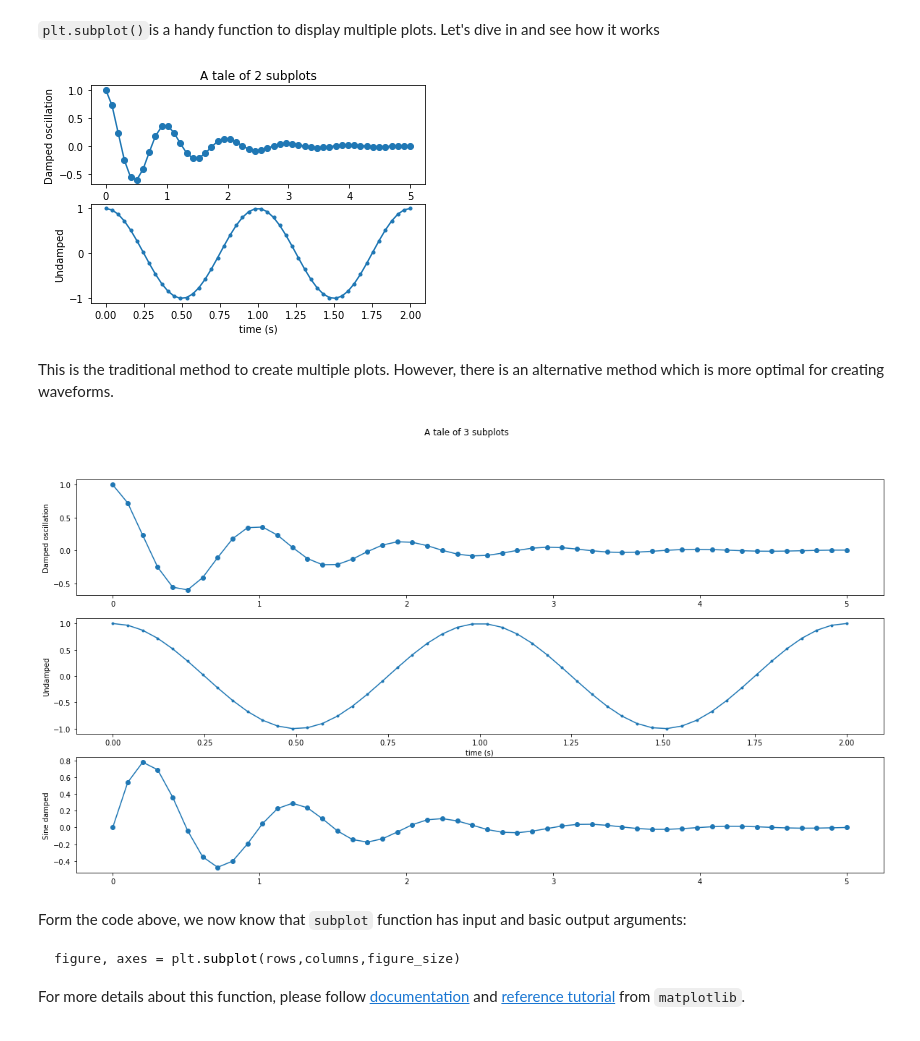
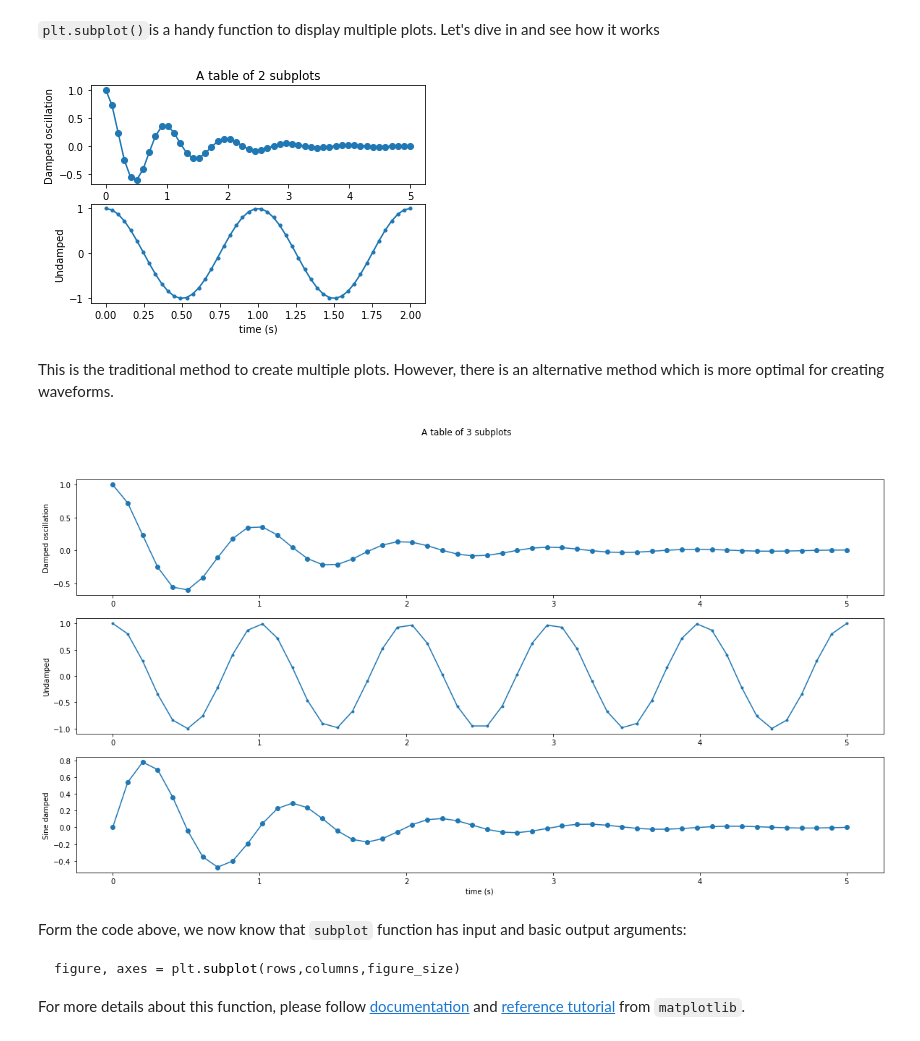
Before and after one commit to ytu-cvlab/mce-51069-week1-day3, a Jupyter notebook: Lectures/Matplotlib_lecture.ipynb, the cells around one changed output. Cells and saved outputs as stored; diff of their text form; code cells hidden in the pictures.

````diff
--- a/Lectures/Matplotlib_lecture.ipynb
+++ b/Lectures/Matplotlib_lecture.ipynb
@@ -91,7 +93,7 @@ y2 = np.cos(2 * np.pi * x2)
 
 plt.subplot(2, 1, 1)
 plt.plot(x1, y1, 'o-')
-plt.title('A tale of 2 subplots')
+plt.title('A table of 2 subplots')
 plt.ylabel('Damped oscillation')
 
 plt.subplot(2, 1, 2)
@@ -101,34 +103,34 @@ plt.ylabel('Undamped')
 
 plt.show()
 # %% [output]
-[figure, old version]
+[figure, new version]
 # %% [markdown]
 This is the traditional method to create multiple plots. However, there is an alternative method which is more optimal for creating waveforms.
 # %%
 x1 = np.linspace(0.0, 5.0)
-x2 = np.linspace(0.0, 2.0)
+x2 = np.linspace(0.0, 5.0)
 x3 = np.linspace(0.0, 5.0)
 
 y1 = np.cos(2 * np.pi * x1) * np.exp(-x1)
 y2 = np.cos(2 * np.pi * x2)
 y3 = np.sin(2 * np.pi * x3) * np.exp(-x1)
 
 fig, (ax1, ax2, ax3) = plt.subplots(3, 1, figsize=(20,10))
-fig.suptitle('A tale of 3 subplots')
+fig.suptitle('A table of 3 subplots')
 
 ax1.plot(x1, y1, 'o-')
 ax1.set_ylabel('Damped oscillation')
 
 ax2.plot(x2, y2, '.-')
-ax2.set_xlabel('time (s)')
 ax2.set_ylabel('Undamped')
 
 ax3.plot(x3, y3, 'o-')
+ax3.set_xlabel('time (s)')
 ax3.set_ylabel('Sine damped')
 
 plt.show()
 # %% [output]
-[figure, old version]
+[figure, new version]
 # %% [markdown]
 Form the code above, we now know that `subplot` function has input and basic output arguments:
 ```python
````
Also changed, not shown: parts of 6 cells of this notebook, 1 other file.
